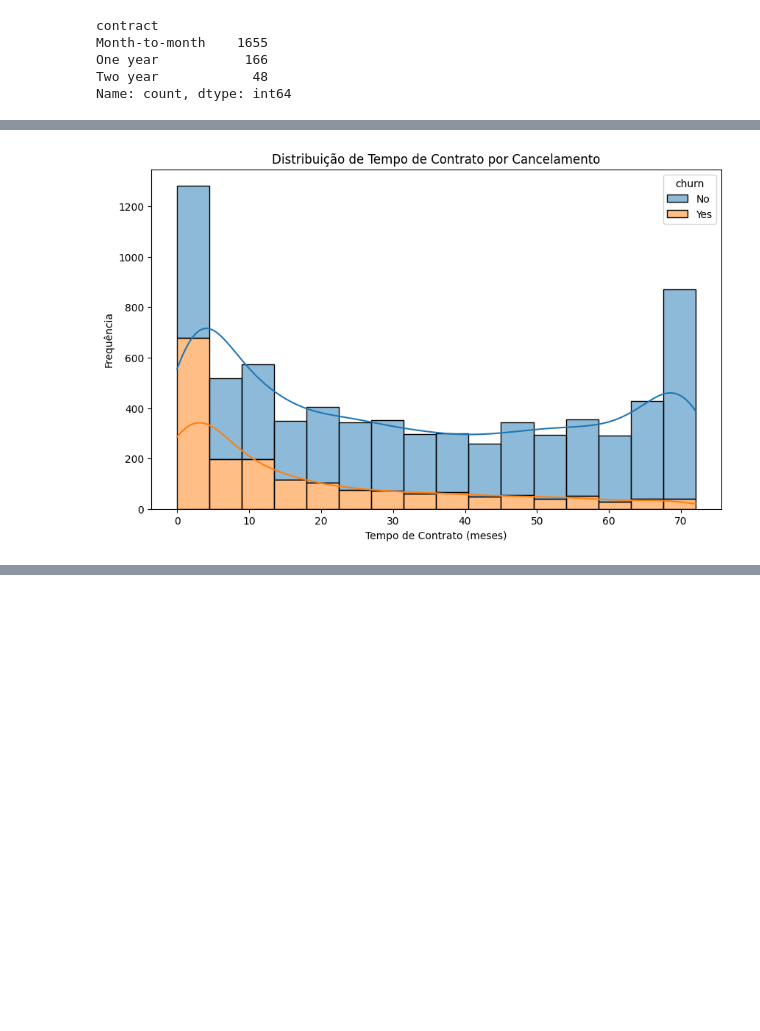
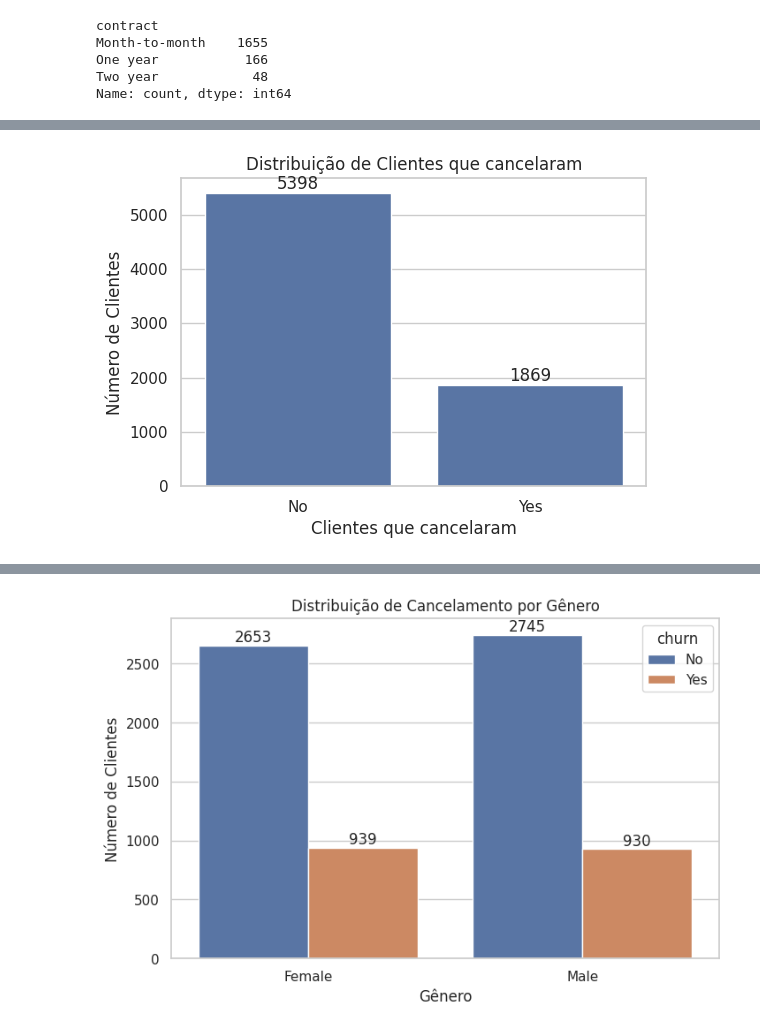
Before and after one commit to linomar31/Telecom_X_Challenge, a Jupyter notebook: TelecomX_BR.ipynb, the cells around one changed output, grey strips where cells are left out. Cells and saved outputs as stored; diff of their text form; code cells hidden in the pictures; blank space fills up the shorter version.

Commit message:
Nova versão
Substituindo arquivo TelecomX_BR.ipynb por nova versão

```diff
--- a/TelecomX_BR.ipynb
+++ b/TelecomX_BR.ipynb
@@ -75,3 +75,9 @@ df
 | 7265 | 9993-LHIEB | No | Male | 0 | Yes | Yes | 67 | Yes | ... |
 | 7266 | 9995-HOTOH | No | Male | 0 | Yes | Yes | 63 | No | ... |
 7267 rows × 21 columns
+# %%
+# Criando a coluna 'Contas_Diarias' (faturamento diário)
+df['contas_diarias'] = df['Charges.Monthly'] / 30
+
+# Exibindo as primeiras linhas com a nova coluna
+display(df.head())
@@ -199,6 +217,7 @@ df.columns = df.columns.str.lower().str.replace(' ', '_')
 df.drop_duplicates(inplace=True)
 # %%
 # Preenchimento de valores nulos com a mediana (se aplicável)
-num_cols = df.select_dtypes(include=np.number).columns
-for col in num_cols:
-    df[col] = df[col].fillna(np.nanmedian(df[col]))
+# Redundant cell - Removed as NaNs are handled in the previous step.
+# num_cols = df.select_dtypes(include=np.number).columns
+# for col in num_cols:
+#     df[col] = df[col].fillna(np.nanmedian(df[col]))
@@ -309,36 +274,79 @@ plt.show()
 # %%
-# Variáveis numéricas: Como "total gasto" ou "tempo de contrato", se distribuem entre clientes que cancelaram (evasão) e os que não cancelaram.
+# Plotando gráficos com os nomes dos valores binários
 
 import matplotlib.pyplot as plt
 import seaborn as sns
+import numpy as np
 
 # Mapear os valores binários de volta para strings para visualização
 df_viz = df.copy()
 df_viz['gender'] = df_viz['gender'].map({1: 'Male', 0: 'Female'})
 df_viz['seniorcitizen'] = df_viz['seniorcitizen'].map({1: 'Yes', 0: 'No'})
 df_viz['partner'] = df_viz['partner'].map({1: 'Yes', 0: 'No'})
 df_viz['dependents'] = df_viz['dependents'].map({1: 'Yes', 0: 'No'})
 df_viz['phoneservice'] = df_viz['phoneservice'].map({1: 'Yes', 0: 'No'})
 df_viz['multiplelines'] = df_viz['multiplelines'].map({1: 'Yes', 0: 'No'})
 df_viz['onlinesecurity'] = df_viz['onlinesecurity'].map({1: 'Yes', 0: 'No'})
 df_viz['onlinebackup'] = df_viz['onlinebackup'].map({1: 'Yes', 0: 'No'})
 df_viz['deviceprotection'] = df_viz['deviceprotection'].map({1: 'Yes', 0: 'No'})
 df_viz['techsupport'] = df_viz['techsupport'].map({1: 'Yes', 0: 'No'})
 df_viz['streamingtv'] = df_viz['streamingtv'].map({1: 'Yes', 0: 'No'})
 df_viz['streamingmovies'] = df_viz['streamingmovies'].map({1: 'Yes', 0: 'No'})
 df_viz['paperlessbilling'] = df_viz['paperlessbilling'].map({1: 'Yes', 0: 'No'})
 df_viz['churn'] = df_viz['churn'].map({1: 'Yes', 0: 'No'}) # Mapear a variável alvo para visualização
 
-# Distribuição de 'tenure' (tempo de contrato) por Churn
+
+# Distribuição de Churn
+churn_counts_viz = df_viz['churn'].value_counts()
+
+plt.figure(figsize=(6, 4))
+ax1 = sns.barplot(x=churn_counts_viz.index, y=churn_counts_viz.values)
+plt.title('Distribuição de Clientes que cancelaram')
+plt.xlabel('Clientes que cancelaram')
+plt.ylabel('Número de Clientes')
+# Adicionar valores sobre as barras
+for container in ax1.containers:
+    ax1.bar_label(container)
+plt.show()
+
+# Distribuição de churn por genero
+plt.figure(figsize=(8, 5))
+ax2 = sns.countplot(x='gender', hue='churn', data=df_viz)
+plt.title('Distribuição de Cancelamento por Gênero')
+plt.xlabel('Gênero')
+plt.ylabel('Número de Clientes')
+# Adicionar valores sobre as barras
+for container in ax2.containers:
+    ax2.bar_label(container)
+plt.show()
+
+# Distribuição de churn por tipo de contrato (esta coluna não foi convertida para binário, usa os valores originais)
 plt.figure(figsize=(10, 6))
-sns.histplot(data=df_viz, x='tenure', hue='churn', multiple="stack", kde=True)
-plt.title('Distribuição de Tempo de Contrato por Cancelamento')
-plt.xlabel('Tempo de Contrato (meses)')
+ax3 = sns.countplot(x='contract', hue='churn', data=df_viz) # Usamos df_viz para o hue 'churn' mapeado
+plt.title('Distribuição de Cancelamento por Tipo de Contrato')
+plt.xlabel('Tipo de Contrato')
+plt.ylabel('Número de Clientes')
+# Adicionar valores sobre as barras
+for container in ax3.containers:
+    ax3.bar_label(container)
+plt.show()
+
+# Distribuição Mensal de encargos por Clientes que cancelaram e que não cancelaram
+# Para este gráfico, usamos os valores numéricos originais para 'charges.monthly' e o 'churn' mapeado para o hue
+plt.figure(figsize=(10, 6))
+sns.histplot(data=df_viz, x='charges.monthly', hue='churn', multiple="stack", kde=True)
+plt.title('Distribuição de Encargos Mensais por Cancelamento')
+plt.xlabel('Encargos Mensais')
 plt.ylabel('Frequência')
 plt.show()
 
-# Análise descritiva das variáveis numéricas por grupo de Churn
-print("\nEstatísticas descritivas das variáveis numéricas por Churn:")
-print(df.groupby('churn')[['tenure', 'charges.monthly', 'charges.total']].describe())
+# Distribuição do Total Encargoss por Clientes que cancelaram e que não cancelaram
+# Para este gráfico, usamos os valores numéricos originais para 'charges.total' e o 'churn' mapeado para o hue
+plt.figure(figsize=(10, 6))
+sns.histplot(data=df_viz.dropna(subset=['charges.total']), x='charges.total', hue='churn', multiple="stack", kde=True)
+plt.title('Distribuição de Encargos Totais por Cancelamento')
+plt.xlabel('Encargos Totais')
+plt.ylabel('Frequência')
+plt.show()
 # %% [output]
-[figure, old version]
+[figure, new version]
@@ -364,0 +353 @@ churn
+[figure, added]
```
Also changed, not shown: parts of 11 cells of this notebook.
